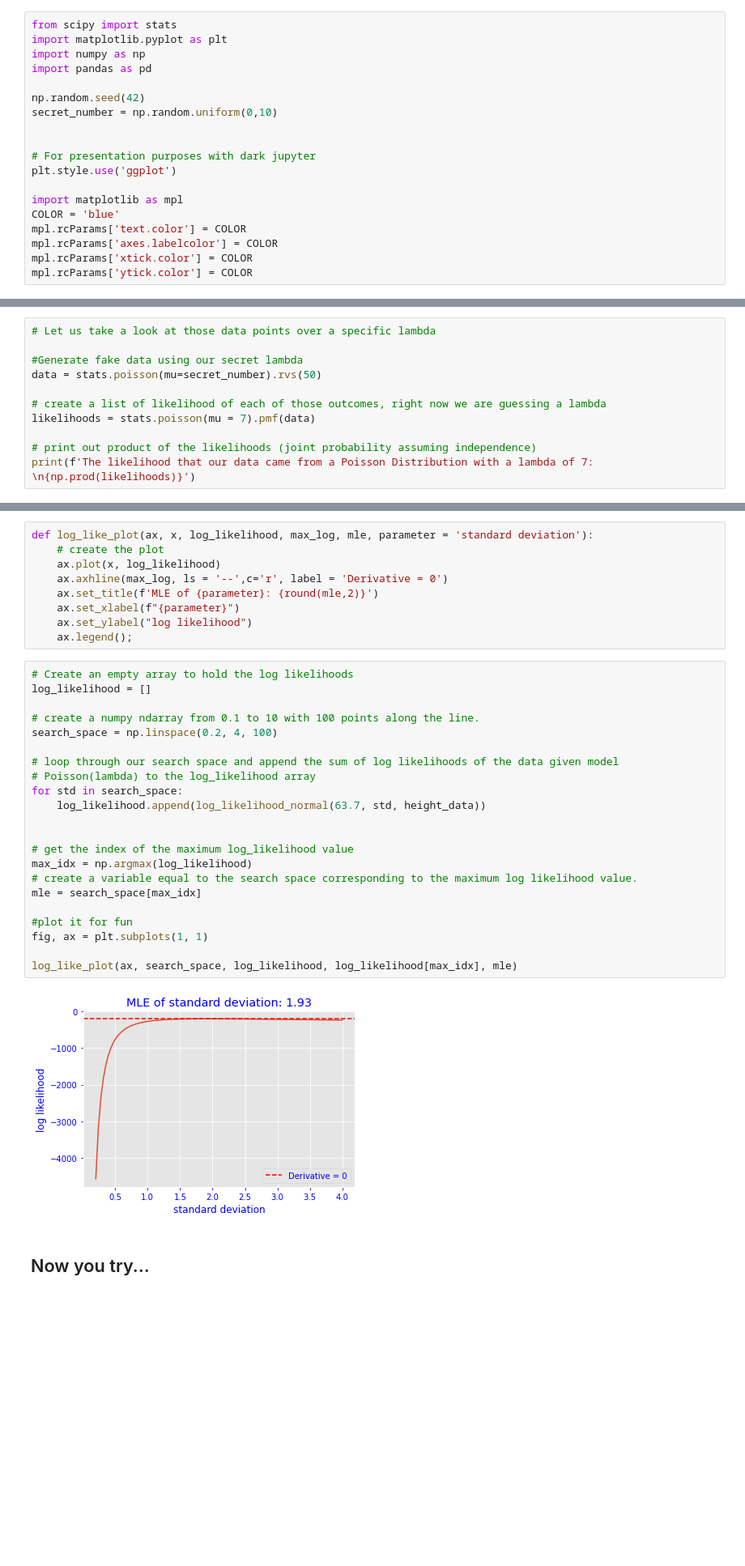
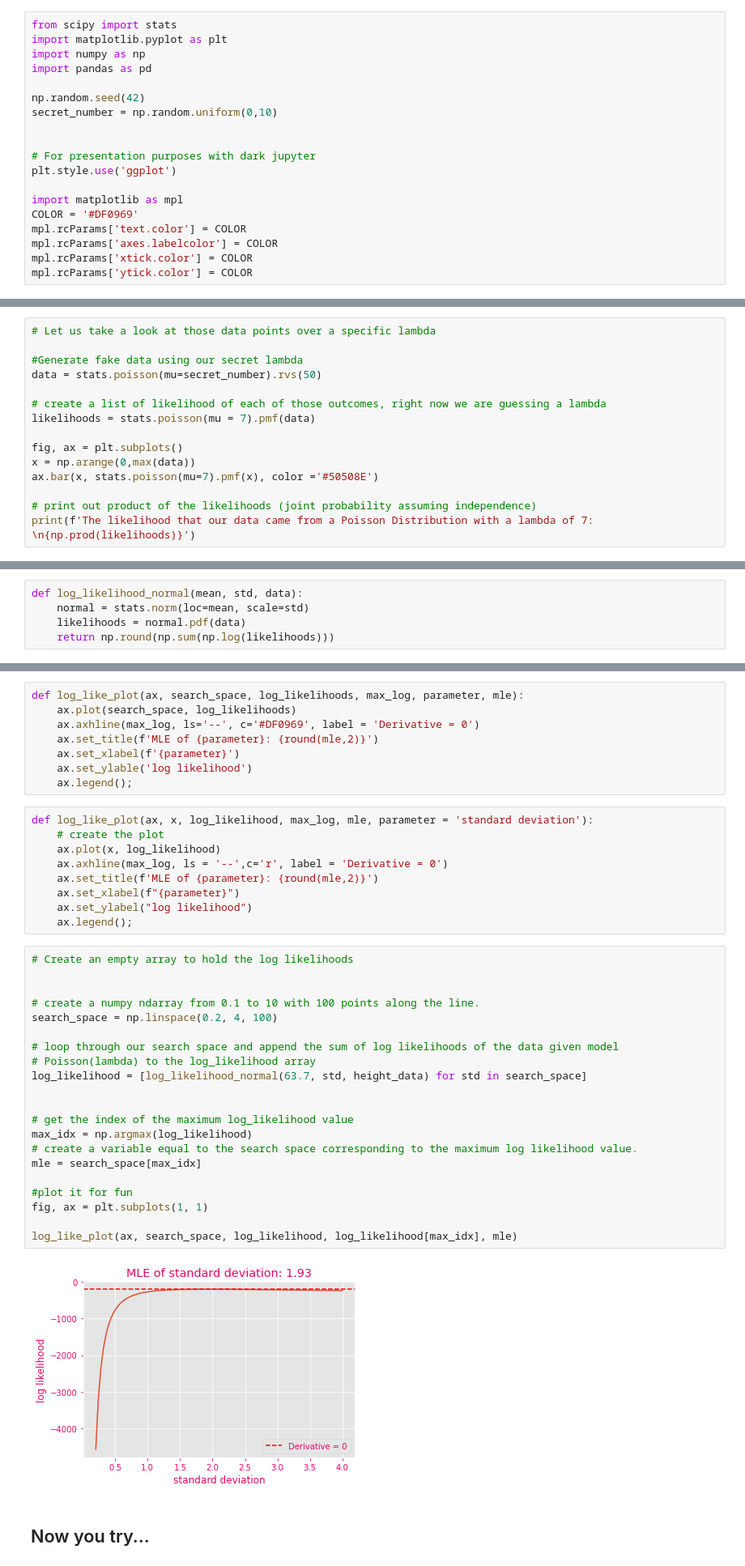
Before and after one commit to MekdiYilma/notes, a Jupyter notebook: maximum-likelihood/mle_post_lecture.ipynb, the cells around one changed output, grey strips where cells are left out. Shown at 81% size. Drawn from its saved outputs; the diff is of its cells as text; blank space fills up the shorter version.

```diff
--- a/maximum-likelihood/mle_post_lecture.ipynb
+++ b/maximum-likelihood/mle_post_lecture.ipynb
@@ -22,7 +22,7 @@ secret_number = np.random.uniform(0,10)
 plt.style.use('ggplot')
 
 import matplotlib as mpl
-COLOR = 'blue'
+COLOR = '#DF0969'
 mpl.rcParams['text.color'] = COLOR
 mpl.rcParams['axes.labelcolor'] = COLOR
 mpl.rcParams['xtick.color'] = COLOR
@@ -242,6 +280,10 @@ data = stats.poisson(mu=secret_number).rvs(50)
 # create a list of likelihood of each of those outcomes, right now we are guessing a lambda
 likelihoods = stats.poisson(mu = 7).pmf(data)
 
+fig, ax = plt.subplots()
+x = np.arange(0,max(data))
+ax.bar(x, stats.poisson(mu=7).pmf(x), color ='#50508E')
+
 # print out product of the likelihoods (joint probability assuming independence)
 print(f'The likelihood that our data came from a Poisson Distribution with a lambda of 7: \n{np.prod(likelihoods)}')
 # %% [output]
@@ -427,6 +501,11 @@ $$\large\sum_{i=0}^{100} \ln\left(\frac{1}{\sigma \sqrt{2 \pi}} e^{-\frac{1}{2}\
     - pdf of each data point
     - log of each pdf
     - sum the logs
+# %%
+def log_likelihood_normal(mean, std, data):
+    normal = stats.norm(loc=mean, scale=std)
+    likelihoods = normal.pdf(data)
+    return np.round(np.sum(np.log(likelihoods)))
 # %%
 def log_likelihood_normal(mean, std, data):
     '''
@@ -450,6 +529,14 @@ def log_likelihood_normal(mean, std, data):
 ### Step 4. Create a large engough searchspace to find a good estimate for parameter.
 
 Let's find that max log likelihood
+# %%
+def log_like_plot(ax, search_space, log_likelihoods, max_log, parameter, mle):
+    ax.plot(search_space, log_likelihoods)
+    ax.axhline(max_log, ls='--', c='#DF0969', label = 'Derivative = 0')
+    ax.set_title(f'MLE of {parameter}: {round(mle,2)}')
+    ax.set_xlabel(f'{parameter}')
+    ax.set_ylable('log likelihood')
+    ax.legend();
 # %%
 def log_like_plot(ax, x, log_likelihood, max_log, mle, parameter = 'standard deviation'):
     # create the plot
@@ -461,28 +548,27 @@ def log_like_plot(ax, x, log_likelihood, max_log, mle, parameter = 'standard dev
     ax.legend();
 # %%
 # Create an empty array to hold the log likelihoods
-log_likelihood = []
+
 
 # create a numpy ndarray from 0.1 to 10 with 100 points along the line.
 search_space = np.linspace(0.2, 4, 100)
 
 # loop through our search space and append the sum of log likelihoods of the data given model
 # Poisson(lambda) to the log_likelihood array
-for std in search_space:
-    log_likelihood.append(log_likelihood_normal(63.7, std, height_data))
+log_likelihood = [log_likelihood_normal(63.7, std, height_data) for std in search_space]
 
 
 # get the index of the maximum log_likelihood value
 max_idx = np.argmax(log_likelihood)
 # create a variable equal to the search space corresponding to the maximum log likelihood value.
 mle = search_space[max_idx]
 
 #plot it for fun
 fig, ax = plt.subplots(1, 1)
 
 log_like_plot(ax, search_space, log_likelihood, log_likelihood[max_idx], mle)
 # %% [output]
-[figure, old version]
+[figure, new version]
 # %% [markdown]
 ## Now you try...
 # %%
```
Also changed, not shown: parts of 26 cells of this notebook.
